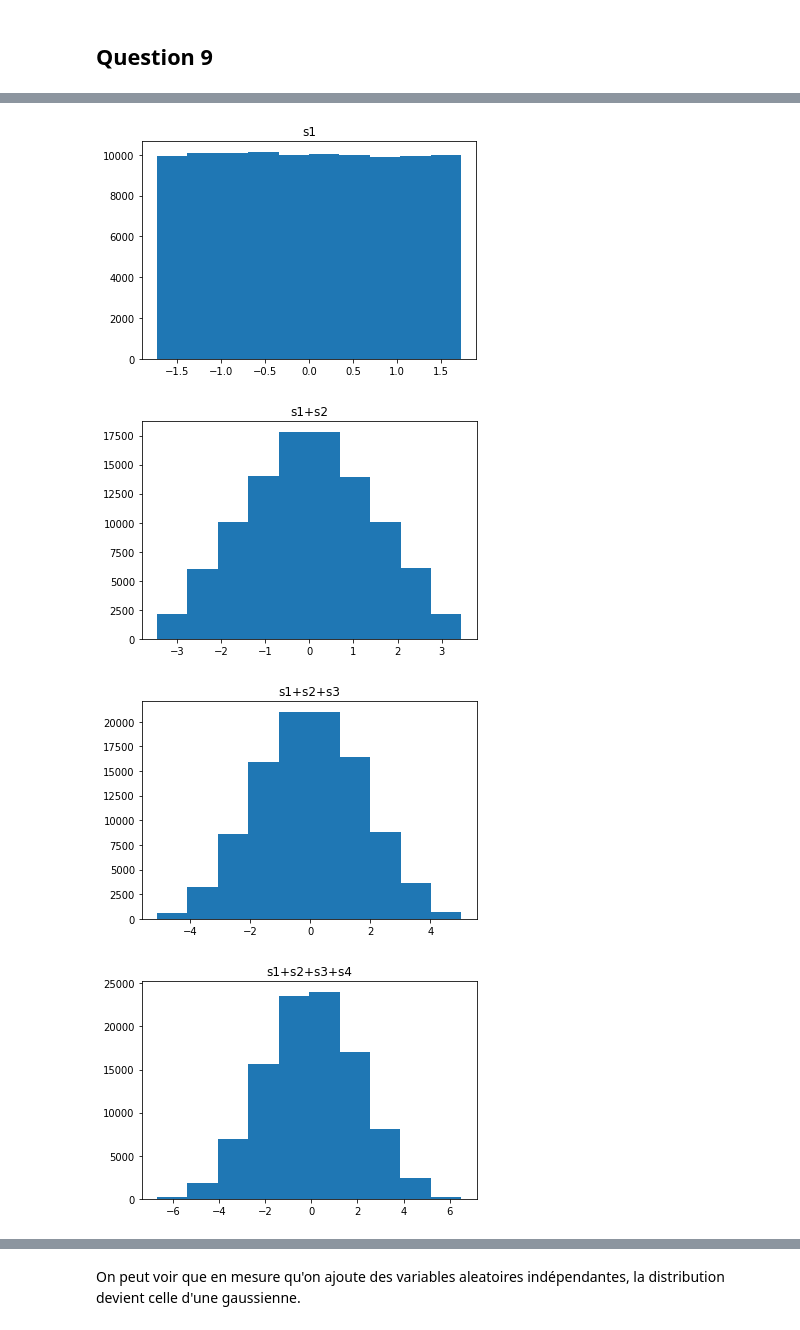
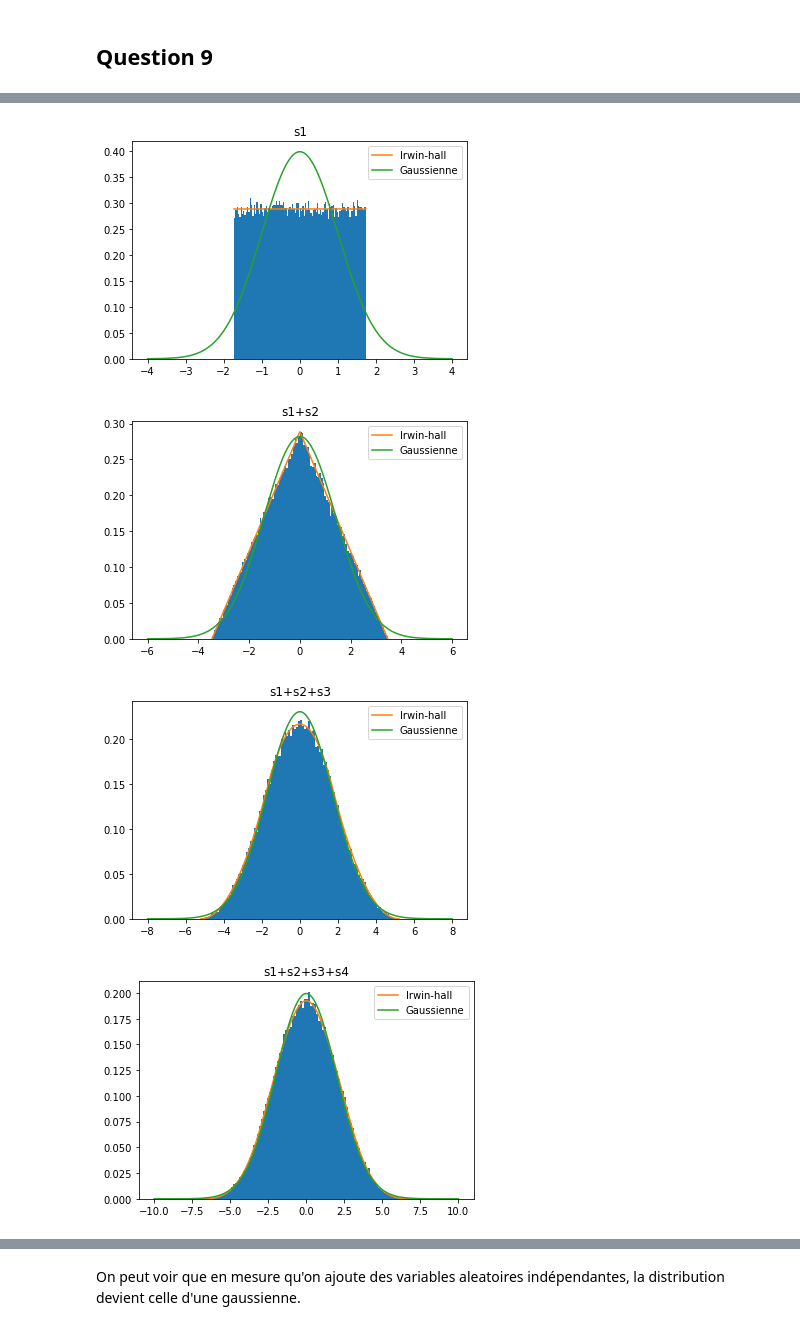
Before and after one commit to gonzaq94/Blind-source-separation, a Jupyter notebook: TP Séparation aveugle de sources - Quintana et Agudelo.ipynb, the cells around one changed output, grey strips where cells are left out. Drawn from its saved outputs; the diff is of its cells as text; code cells hidden in the pictures.

```diff
--- a/TP Séparation aveugle de sources - Quintana et Agudelo.ipynb
+++ b/TP Séparation aveugle de sources - Quintana et Agudelo.ipynb
@@ -174,43 +265,56 @@ s4 = list()
 sgauss = list()
 
 N_samples = 100000
+
+z1 = np.linspace(-4, 4, N_samples)
+z2 = np.linspace(-6, 6, N_samples)
+z3 = np.linspace(-8, 8, N_samples)
+z4 = np.linspace(-10, 10, N_samples)
+
 for x in range(N_samples):
     s1.append((random.random()-0.5)*2*math.sqrt(3))
     s2.append((random.random()-0.5)*2*math.sqrt(3))
     s3.append((random.random()-0.5)*2*math.sqrt(3))
     s4.append((random.random()-0.5)*2*math.sqrt(3))
     sgauss.append(random.gauss(0,1))
 
 sum1 = np.add(s1, s2)
 sum2 = np.add(sum1, s3)
 sum3 = np.add(sum2, s4)
 
 plt.figure()
 plt.title("s1")
-plt.hist(s1)
+plt.hist(s4,100, density=True)
+plt.plot(x1,y1)
+plt.plot(z1,scipy.stats.norm.pdf(z1,0,1))
+plt.legend(['Irwin-hall','Gaussienne'])
 plt.show()
 
 plt.figure()
 plt.title("s1+s2")
-plt.hist(sum1)
+plt.hist(sum1,100, density=True)
+plt.plot(np.concatenate((x21, x22)),np.concatenate((y21, y22)))
+plt.plot(z2,scipy.stats.norm.pdf(z2,0,math.sqrt(2)))
+plt.legend(['Irwin-hall','Gaussienne'])
 plt.show()
 
 plt.figure()
 plt.title("s1+s2+s3")
-plt.hist(sum2)
+plt.hist(sum2,100, density=True)
+plt.plot(np.concatenate((x31, x32, x33)),np.concatenate((y31, y32, y33)))
+plt.plot(z3,scipy.stats.norm.pdf(z3,0,math.sqrt(3)))
+plt.legend(['Irwin-hall','Gaussienne'])
 plt.show()
 
 plt.figure()
 plt.title("s1+s2+s3+s4")
-plt.hist(sum3)
+plt.hist(sum3,100, density=True)
+plt.plot(np.concatenate((x41, x42, x43, x44)),np.concatenate((y41, y42, y43, y44)))
+plt.plot(z4,scipy.stats.norm.pdf(z4,0,math.sqrt(4)))
+plt.legend(['Irwin-hall','Gaussienne'])
 plt.show()
-
-plt.figure()
-plt.title("Distribution gaussienne")
-plt.hist(sgauss)
-plt.show()
 # %% [output]
-[figure, old version]
+[figure, new version]
-[figure, old version]
+[figure, new version]
-[figure, old version]
+[figure, new version]
-[figure, old version]
+[figure, new version]
```
Also changed, not shown: parts of 27 cells of this notebook.
